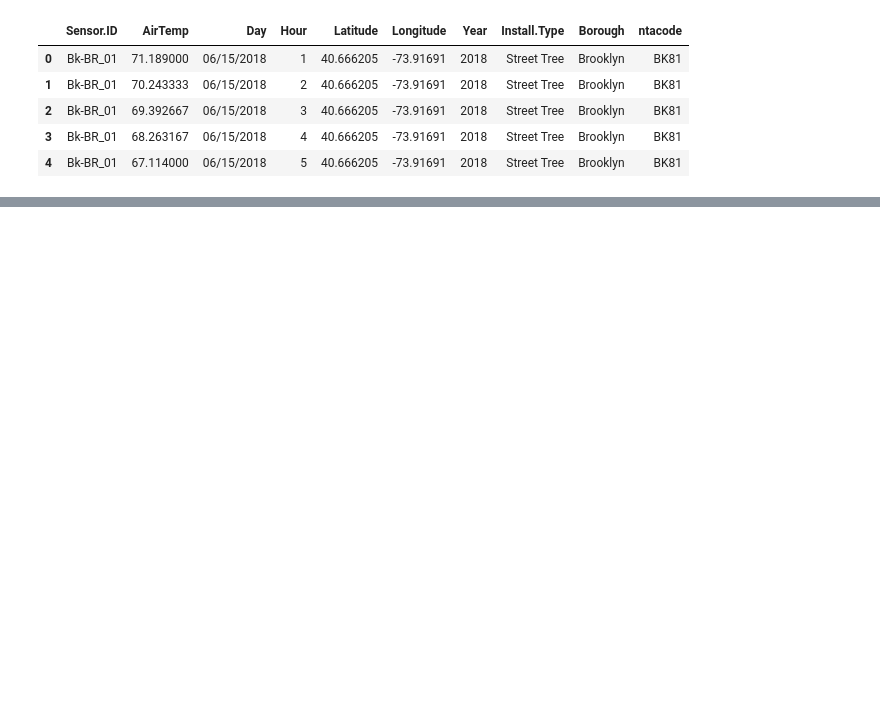
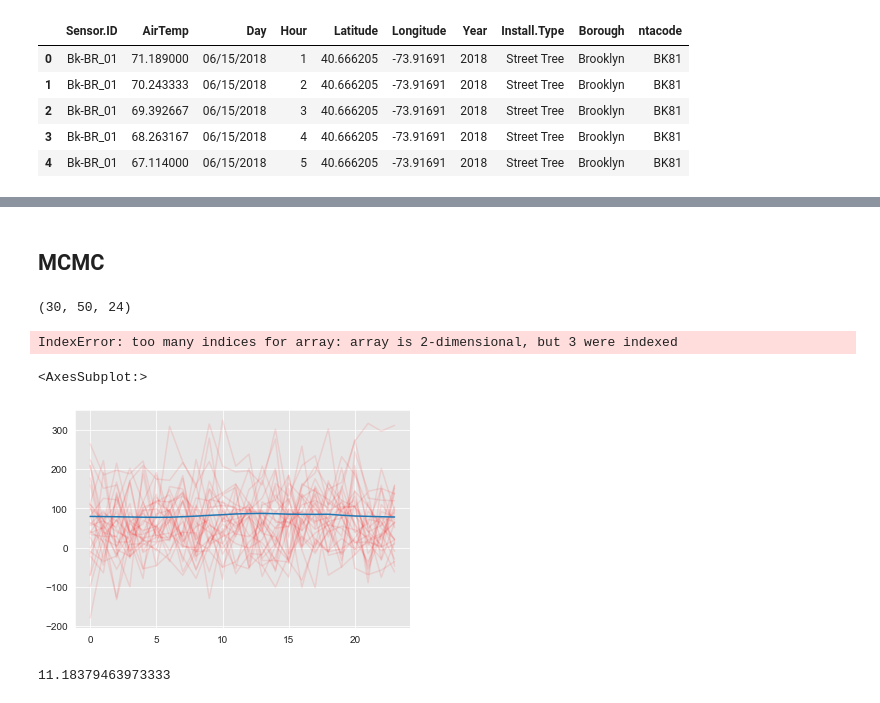
Before and after one commit to skaragou/UHInyc, a Jupyter notebook: averaged_24h_model.ipynb, the cells around one changed output, grey strips where cells are left out. Saved outputs shown, nothing was run; the diff lists cells and outputs as text; code cells hidden in the pictures; blank space fills up the shorter version.

```diff
--- a/averaged_24h_model.ipynb
+++ b/averaged_24h_model.ipynb
@@ -97,0 +77,22 @@ d = {'N': N, 'M': X_size, 'H': H, 'K': K, 'X': shuff_X, 'y': shuff_y,'beta_mean'
+# %%
+n = X.shape[0]
+idx = list(range(n))
+random.shuffle(idx)
+train = int(0.8 * n)
+X_train,y_train = tmpx[:train,:],tmpy[:train]
+X_val,y_val = tmpx[train:,:],tmpy[train:]
+# %%
+d = {'N': X_train.shape[0],
+     'M': X_val.shape[0],
+     'H': y_train.shape[1],
+     'K': X_train.shape[1],
+     'L': 50,
+     'S': 10,
+     'X': X_train,
+     'y': y_train,
+     'X_val': X_val,
+     'beta_mean': np.random.normal(size=X.shape[1]),
+     'beta_sd': np.ones(X.shape[1])}
+# %%
+MODEL_PATH = 'models/24h_model.stan'
+model = CmdStanModel(stan_file=MODEL_PATH)
@@ -97,0 +140,2 @@ d = {'N': N, 'M': X_size, 'H': H, 'K': K, 'X': shuff_X, 'y': shuff_y,'beta_mean'
+# %% [markdown]
+## MCMC
@@ -97,0 +146,17 @@ d = {'N': N, 'M': X_size, 'H': H, 'K': K, 'X': shuff_X, 'y': shuff_y,'beta_mean'
+# %%
+y_sims.shape
+# %% [output]
+(30, 50, 24)
+# %%
+for i in range(3):
+    sns.lineplot(x=range(24),y=b[-1,:,i])
+# %% [output]
+IndexError: too many indices for array: array is 2-dimensional, but 3 were indexed
+# %%
+for i in range(30):
+    sns.lineplot(x=range(24),y=y_sims[i,0,:],color='r',alpha=0.1)
+
+sns.lineplot(x=range(24),y=shuff_y[0,:])
+# %% [output]
+<AxesSubplot:>
+[figure, added]
@@ -97,0 +165,4 @@ d = {'N': N, 'M': X_size, 'H': H, 'K': K, 'X': shuff_X, 'y': shuff_y,'beta_mean'
+# %%
+np.var(y_sims[-1,:,1,0])
+# %% [output]
+11.18379463973333
```
Also changed, not shown: parts of 44 cells of this notebook, 49 other files.
